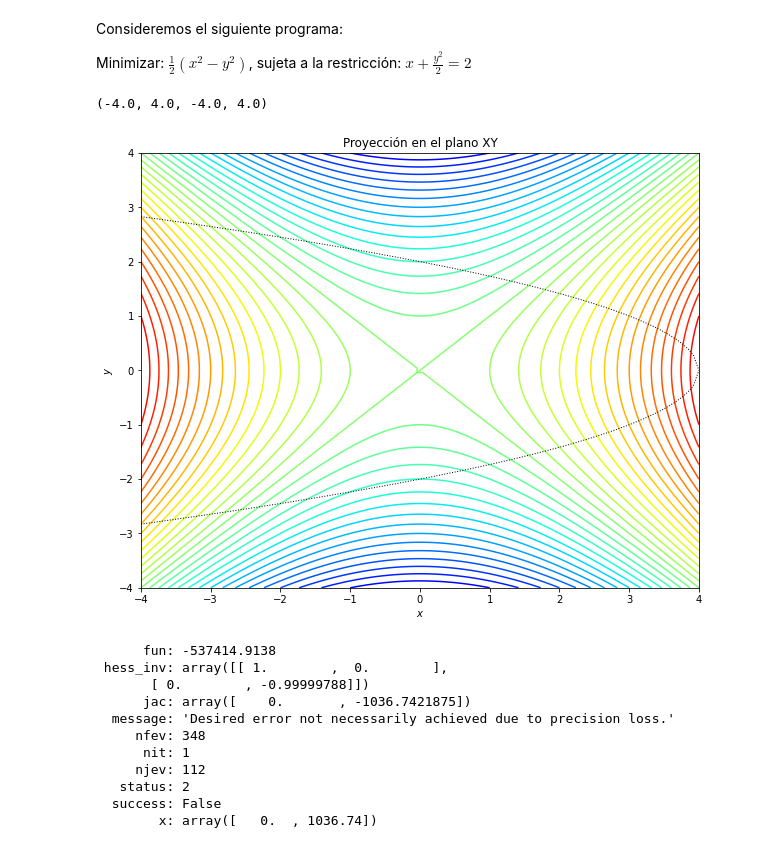
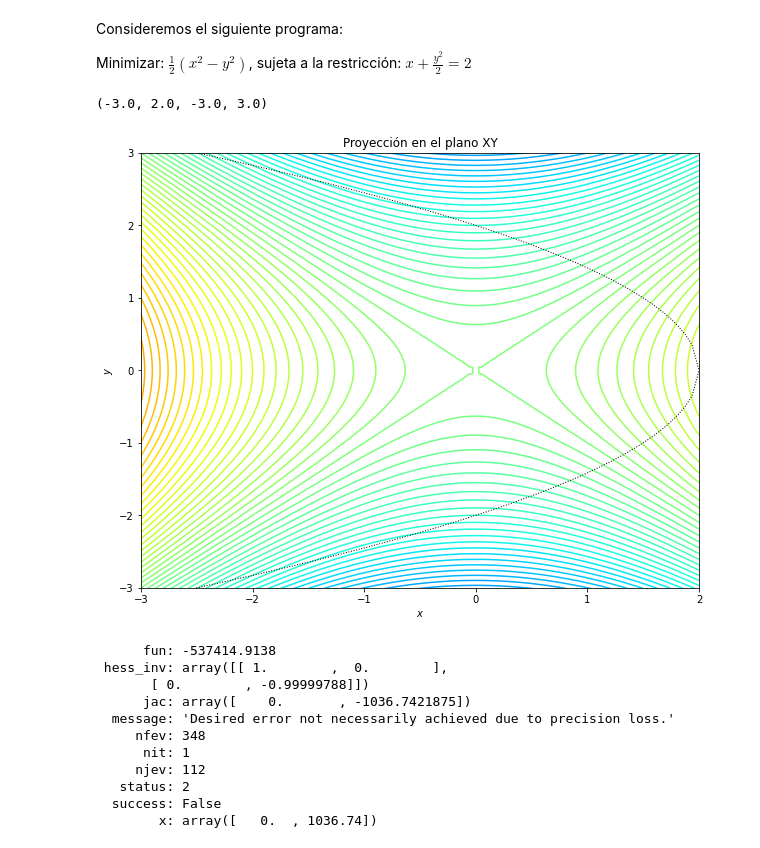
Before and after one commit to Medetl/Optimizacion, a Jupyter notebook: Optimización no Lineal/Ejemplos.ipynb, the cells around one changed output. Cells and saved outputs as stored; diff of their text form; code cells hidden in the pictures.

```diff
--- a/Optimización no Lineal/Ejemplos.ipynb
+++ b/Optimización no Lineal/Ejemplos.ipynb
@@ -16,20 +16,20 @@ Minimizar: $\frac{1}{2}(x^2-y^2)$, sujeta a la restricción: $x + \frac{y^2}{2}
 def f(x):
     return (x[0]**2-x[1]**2)/2.0
 # %%
-x = np.linspace(-4, 4, 100)
+x = np.linspace(-4, 2, 100)
 y = np.linspace(-4, 4, 100)
 X, Y = np.meshgrid(x, y)
 Z = f(np.vstack([X.ravel(), Y.ravel()])).reshape((100,100))
 plt.figure(figsize=(10,8))
-plt.contour(X, Y, Z, np.arange(-10,10, 0.5), cmap='jet');
-plt.plot(x, np.sqrt(4-x), 'k:', linewidth=1)
-plt.plot(x, -np.sqrt(4-x), 'k:', linewidth=1)
+plt.contour(X, Y, Z, np.arange(-10,10, 0.2), cmap='jet');
+plt.plot(x, np.sqrt(4-2.0*x), 'k:', linewidth=1)
+plt.plot(x, -np.sqrt(4-2.0*x), 'k:', linewidth=1)
 plt.xlabel('$x$'); plt.ylabel('$y$');
 plt.title("Proyección en el plano XY")
-plt.axis([-4,4,-4,4])
+plt.axis([-3.0,2.0,-3.0,3.0])
 # %% [output]
-(-4.0, 4.0, -4.0, 4.0)
+(-3.0, 2.0, -3.0, 3.0)
-[figure, old version]
+[figure, new version]
 # %%
 cons = ({'type': 'eq',
          'fun' : lambda x: np.array([x[0] + 0.5*x[1]**2-2.0])})#,
```
